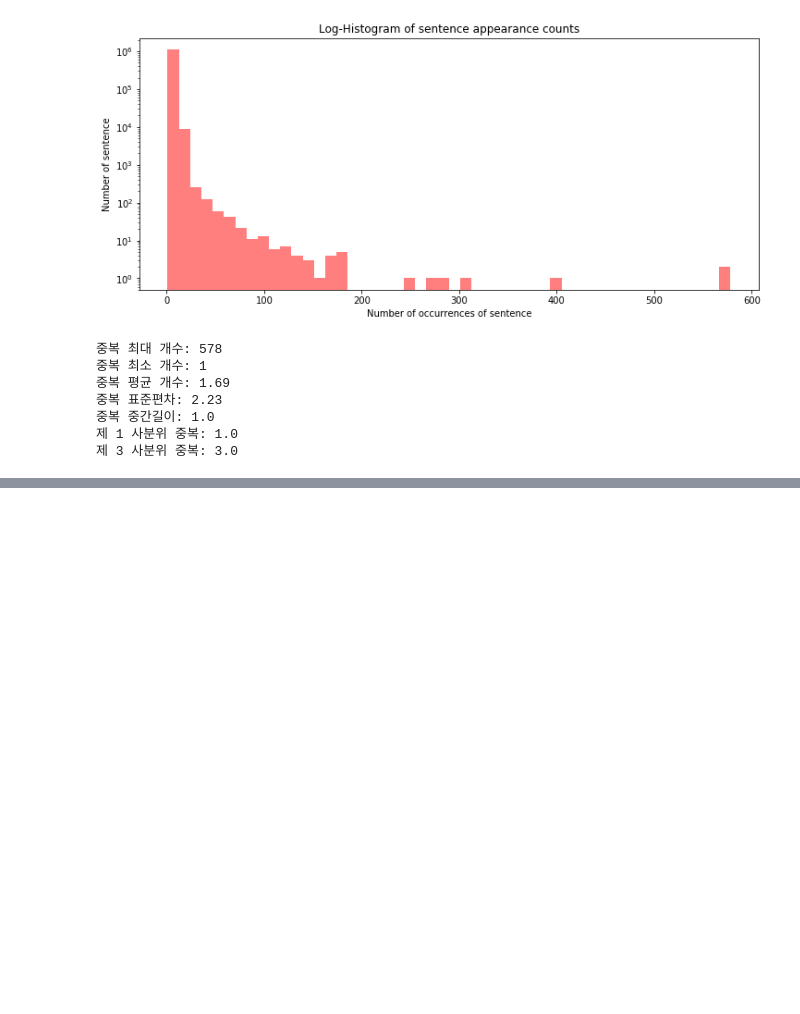
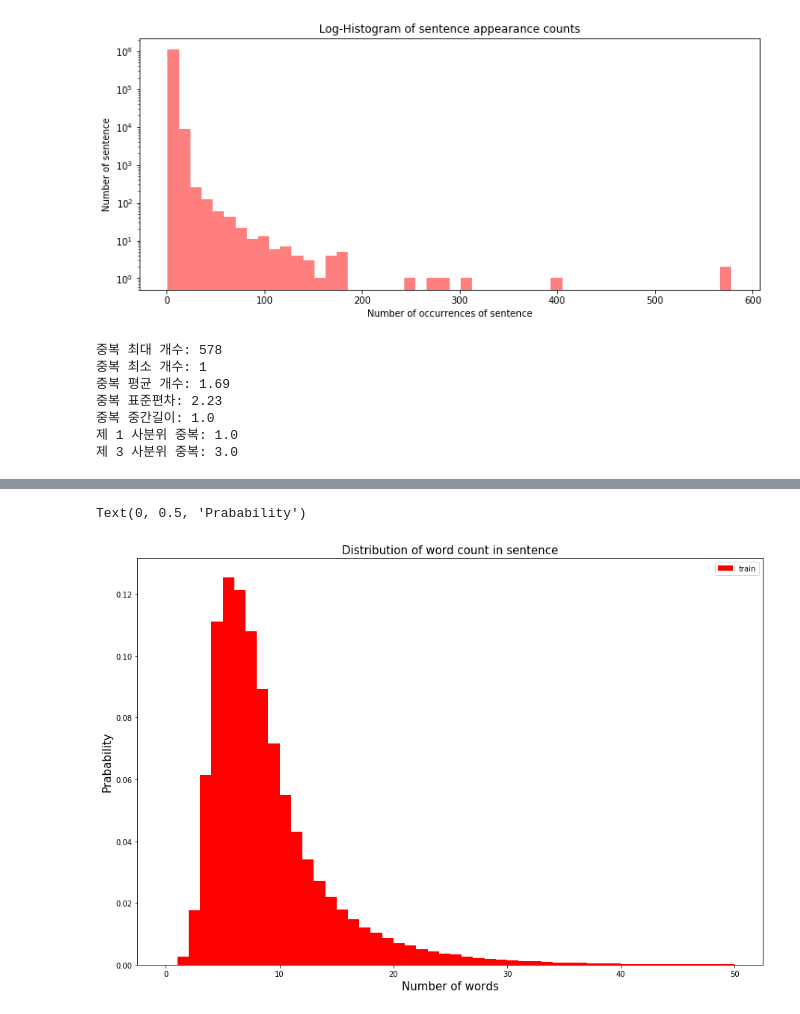
Before and after one commit to NLP-kr/tensorflow-ml-nlp-tf2, a Jupyter notebook: 7.PRETRAIN_METHOD/7.2.NLI_EDA.ipynb, the cells around one changed output, grey strips where cells are left out. Drawn from its saved outputs; the diff is of its cells as text; code cells hidden in the pictures; blank space fills up the shorter version.

```diff
--- a/7.PRETRAIN_METHOD/7.2.NLI_EDA.ipynb
+++ b/7.PRETRAIN_METHOD/7.2.NLI_EDA.ipynb
@@ -164,10 +191,13 @@ train_word_counts = train_set.apply(lambda x:len(x.split(' ')))
 # %%
 plt.figure(figsize=(15, 10))
 plt.hist(train_word_counts, bins=50, range=[0, 50], facecolor='r', density=True, label='train')
-plt.title('Normalised histogram of word count in sentence', fontsize=15)
+plt.title('Distribution of word count in sentence', fontsize=15)
 plt.legend()
 plt.xlabel('Number of words', fontsize=15)
 plt.ylabel('Prabability', fontsize=15)
+# %% [output]
+Text(0, 0.5, 'Prabability')
+[figure, added]
 # %%
 print('문장 단어 개수 최대 값: {}'.format(np.max(train_word_counts)))
 print('문장 단어 개수 평균 값: {:.2f}'.format(np.mean(train_word_counts)))
```
Also changed, not shown: parts of 21 cells of this notebook, 1 other file.
